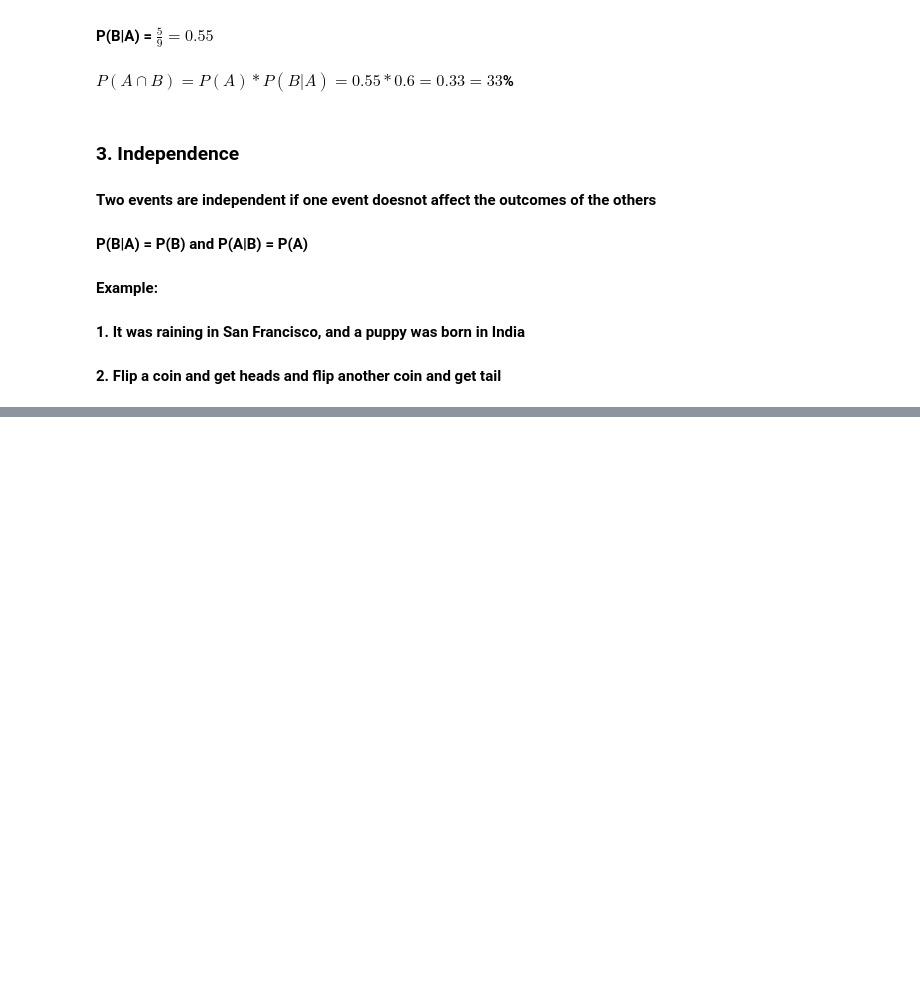
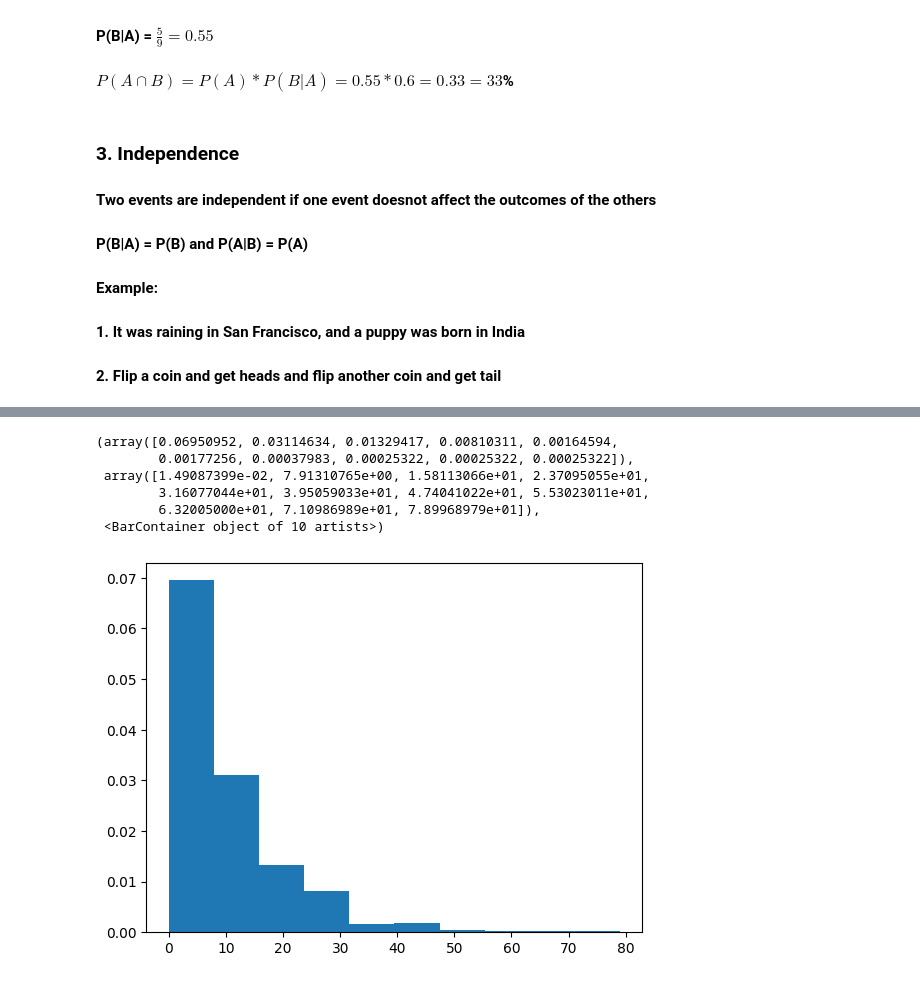
Before and after one commit to UkeshThapa/Summer-ML-Training, a Jupyter notebook: data_science_course.ipynb, the cells around one changed output, grey strips where cells are left out. Cells and saved outputs as stored; diff of their text form; code cells hidden in the pictures; blank space fills up the shorter version.

```diff
--- a/data_science_course.ipynb
+++ b/data_science_course.ipynb
@@ -1017,0 +1314,14 @@ Tossing a fair coin and rolling a fair die. The probability of getting **Head**
+# %%
+from scipy.stats import expon
+data_expon = expon.rvs(scale=10,loc=0,size=1000)
+
+#plot the data
+plt.hist(data_expon, density=True)  ##density=True makes sum=1
+# %% [output]
+(array([0.06950952, 0.03114634, 0.01329417, 0.00810311, 0.00164594,
+        0.00177256, 0.00037983, 0.00025322, 0.00025322, 0.00025322]),
+ array([1.49087399e-02, 7.91310765e+00, 1.58113066e+01, 2.37095055e+01,
+        3.16077044e+01, 3.95059033e+01, 4.74041022e+01, 5.53023011e+01,
+        6.32005000e+01, 7.10986989e+01, 7.89968979e+01]),
+ <BarContainer object of 10 artists>)
+[figure, added]
```
Also changed, not shown: parts of 20 cells of this notebook, 1 other file.
